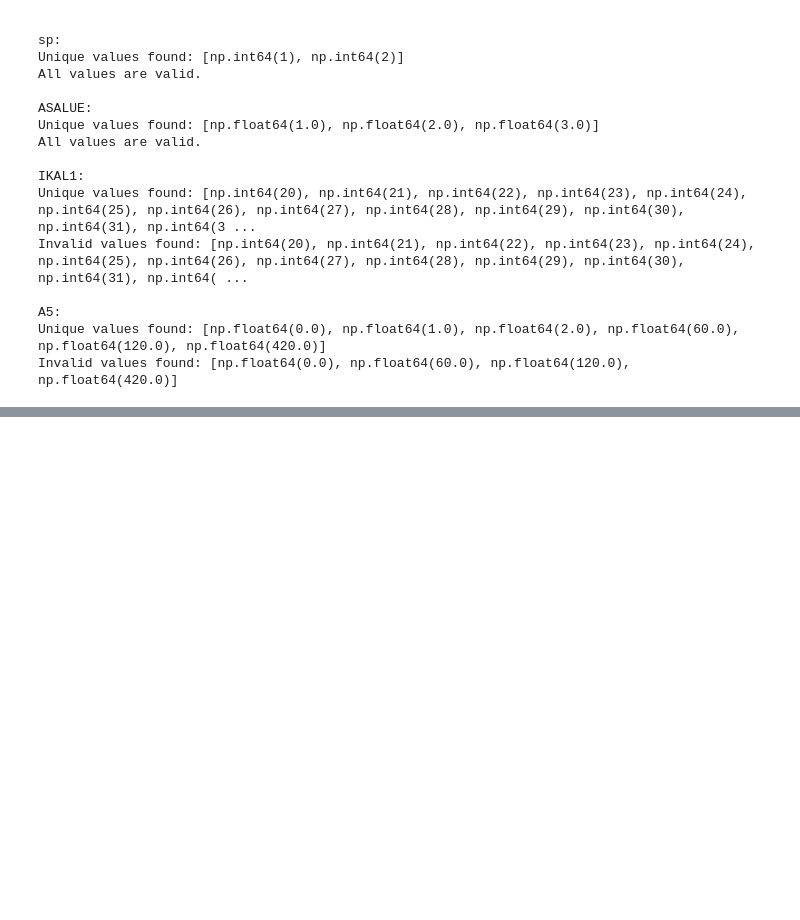
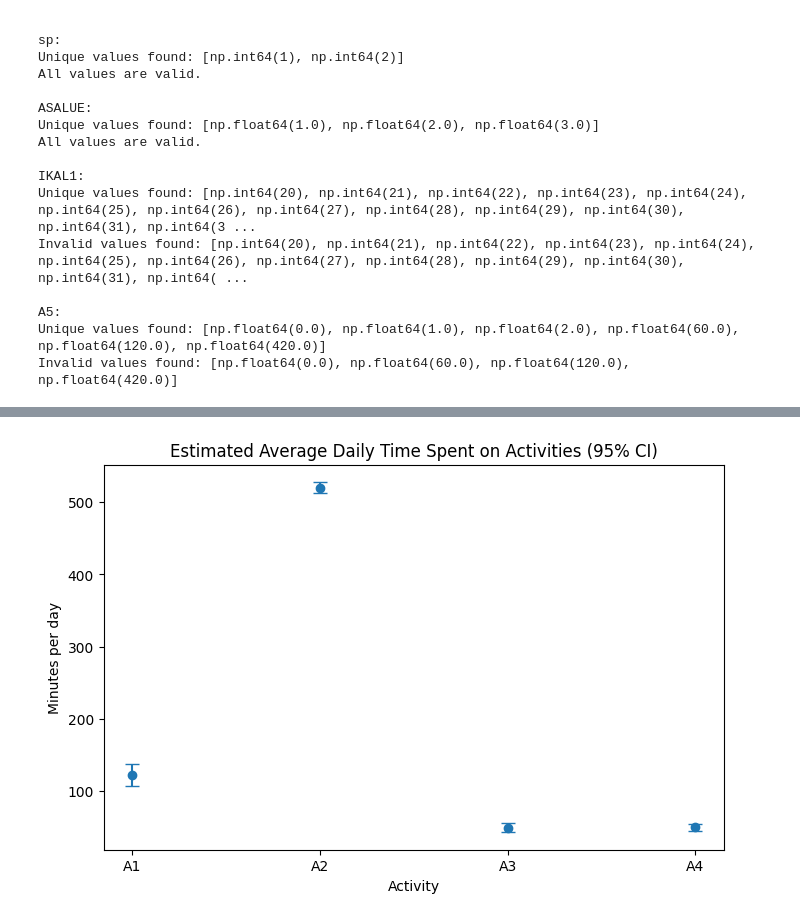
Before and after one commit to AyanaGuruge/Statistical-Data-Analysis-Project-2026, a Jupyter notebook: Group160_1.ipynb, the cells around one changed output, grey strips where cells are left out. Cells and saved outputs as stored; diff of their text form; code cells hidden in the pictures; blank space fills up the shorter version.

```diff
--- a/Group160_1.ipynb
+++ b/Group160_1.ipynb
@@ -209,0 +519,20 @@ Invalid values found: [np.float64(0.0), np.float64(60.0), np.float64(120.0), np.
+# %%
+conint_results = []
+
+n = len(household_activity_mean)
+
+for col in activity_cols:
+    mean = household_activity_mean[col].mean()
+    std = household_activity_mean[col].std(ddof=1)
+    se = std / np.sqrt(n)
+    conint_low, conint_high = stats.t.interval(
+        0.95, df=n-1, loc=mean, scale=se
+    )
+    conint_results.append((mean, conint_low, conint_high))
+
+conint_df = pd.DataFrame(
+    conint_results,
+    index=activity_cols,
+    columns=['Mean', '95% CI Lower', '95% CI Upper']
+)
+conint_df
@@ -209,0 +545,16 @@ Invalid values found: [np.float64(0.0), np.float64(60.0), np.float64(120.0), np.
+# %%
+# Error bar plot for mean and 95% CI
+means = conint_df["Mean"]
+lower = conint_df["95% CI Lower"]
+upper = conint_df["95% CI Upper"]
+
+yerr = [means - lower, upper - means]
+
+plt.figure(figsize=(8, 5))
+plt.errorbar(conint_df.index, means, yerr=yerr, fmt="o", capsize=5)
+plt.ylabel("Minutes per day")
+plt.xlabel("Activity")
+plt.title("Estimated Average Daily Time Spent on Activities (95% CI)")
+plt.show()
+# %% [output]
+[figure, added]
```
Also changed, not shown: parts of 26 cells of this notebook.
